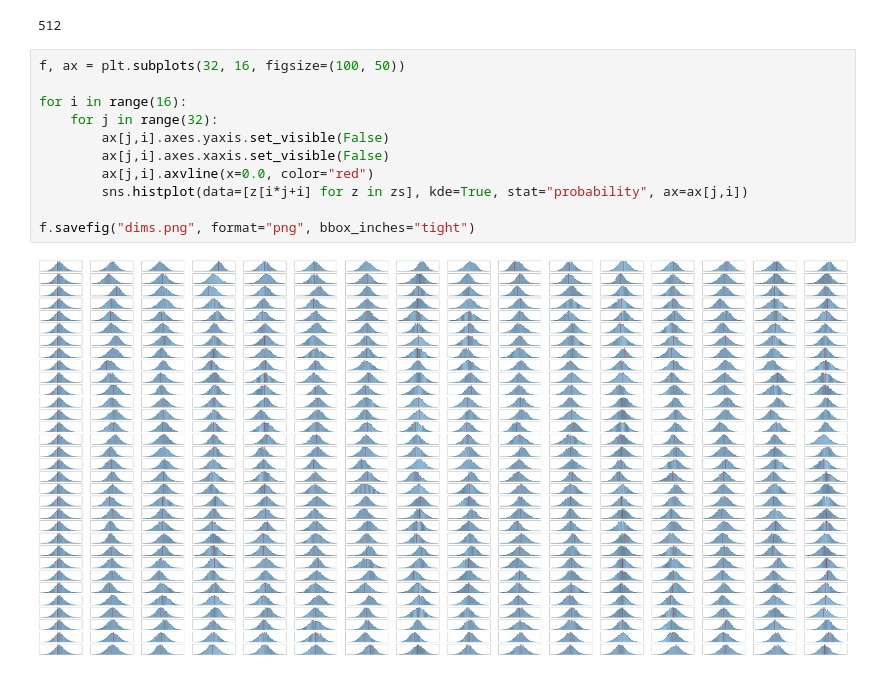
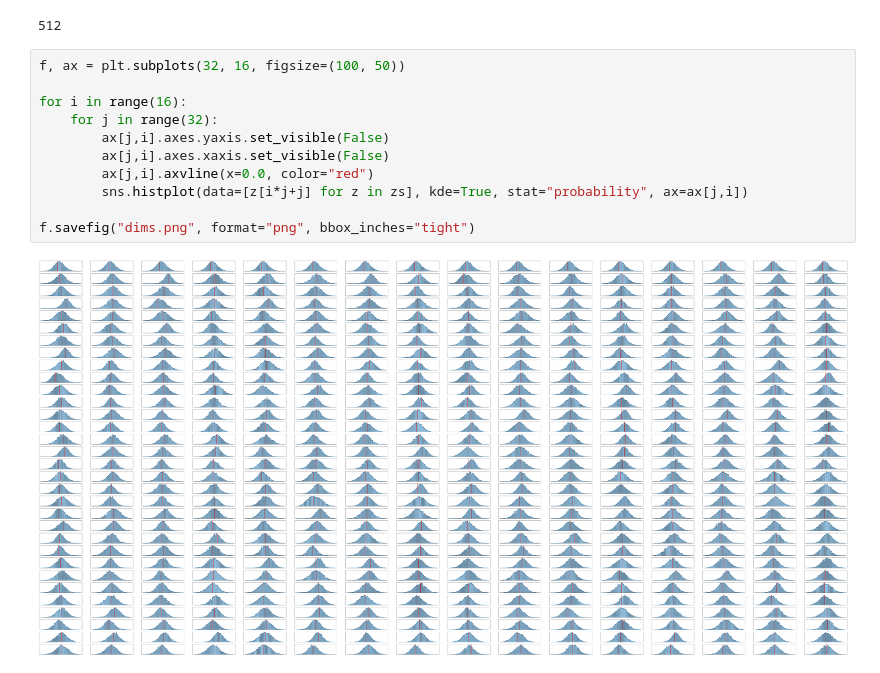
Before and after one commit to wiktorlazarski/edge-aware-face-autoencoder, a Jupyter notebook: notebooks/training/BaselineModelAnalysisLatentDim.ipynb, the cells around one changed output. Saved outputs shown, nothing was run; the diff lists cells and outputs as text.

```diff
--- a/notebooks/training/BaselineModelAnalysisLatentDim.ipynb
+++ b/notebooks/training/BaselineModelAnalysisLatentDim.ipynb
@@ -61,13 +61,13 @@ len(zs)
 # %%
 f, ax = plt.subplots(32, 16, figsize=(100, 50))
 
 for i in range(16):
     for j in range(32):
         ax[j,i].axes.yaxis.set_visible(False)
         ax[j,i].axes.xaxis.set_visible(False)
         ax[j,i].axvline(x=0.0, color="red")
-        sns.histplot(data=[z[i*j+i] for z in zs], kde=True, stat="probability", ax=ax[j,i])
+        sns.histplot(data=[z[i*j+j] for z in zs], kde=True, stat="probability", ax=ax[j,i])
 
 f.savefig("dims.png", format="png", bbox_inches="tight")
 # %% [output]
-[figure, old version]
+[figure, new version]
```
Also changed, not shown: parts of 1 cell of this notebook.
